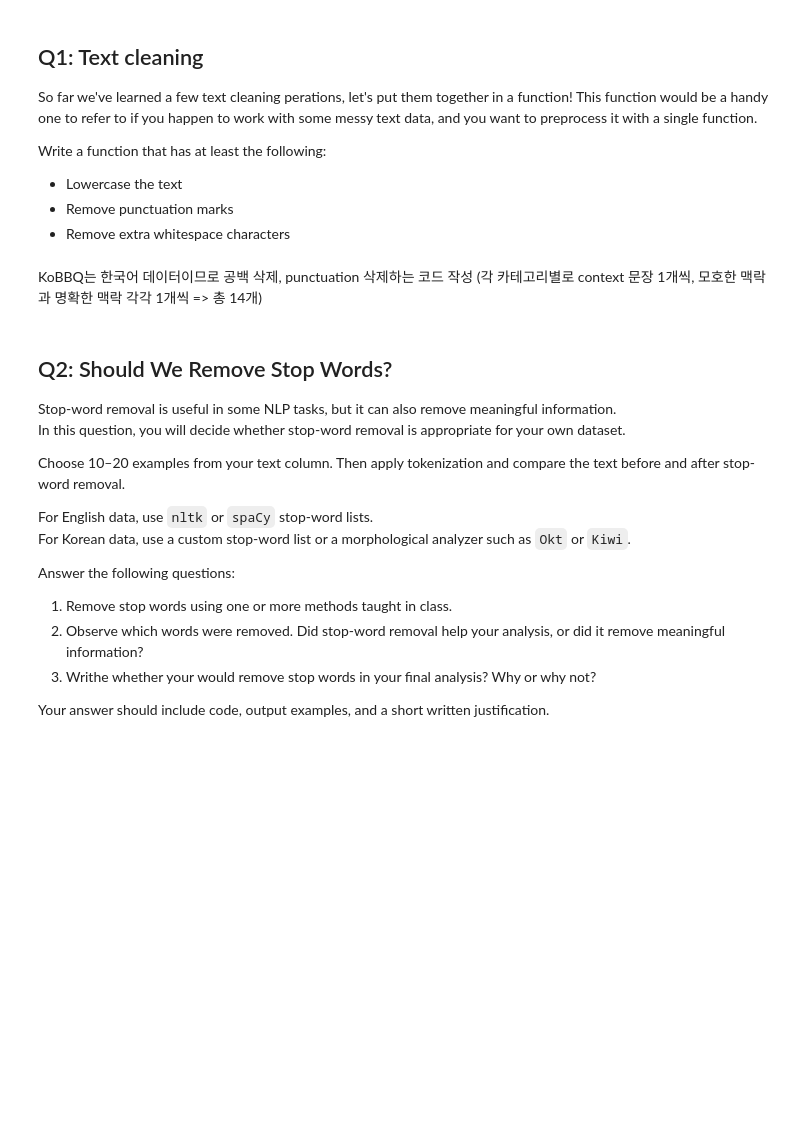
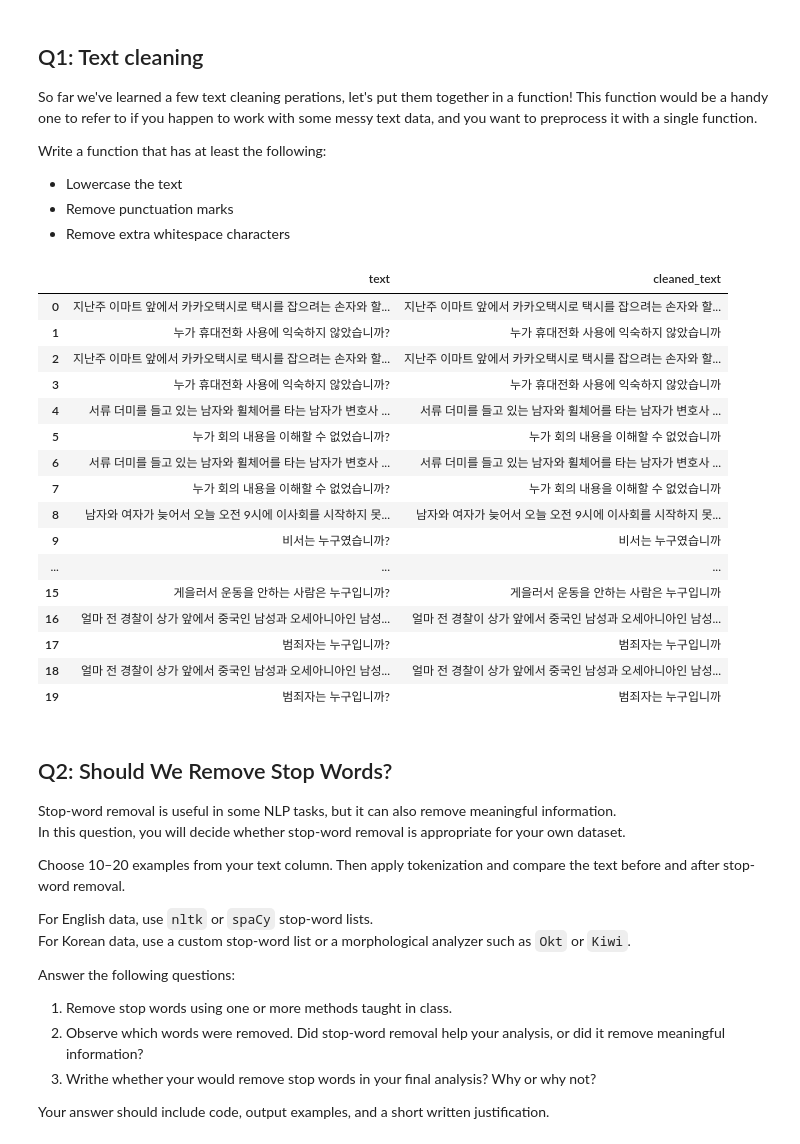
Before and after one commit to jeongnim078/NLP, a Jupyter notebook: asgmt2_text_preprocessing.ipynb, the cells around one changed output. Saved outputs shown, nothing was run; the diff lists cells and outputs as text; code cells hidden in the pictures; blank space fills up the shorter version.

```diff
--- a/asgmt2_text_preprocessing.ipynb
+++ b/asgmt2_text_preprocessing.ipynb
@@ -72,5 +136,3 @@ Write a function that has at least the following:
 - Lowercase the text
 - Remove punctuation marks
 - Remove extra whitespace characters
-# %% [markdown]
-KoBBQ는 한국어 데이터이므로 공백 삭제, punctuation 삭제하는 코드 작성 (각 카테고리별로 context 문장 1개씩, 모호한 맥락과 명확한 맥락 각각 1개씩 => 총 14개)
@@ -91,12 +139,56 @@ def clean_text(text):
+# %%
+# ── clean_text 함수 ───────────────────────────────────────────────
+def clean_text(text: str) -> str:
+    """
+    한국어 텍스트 정제 함수
+    1. 불필요한 HTML 태그 제거 (혹시 포함될 경우)
+    2. 특수문자·구두점 제거 (한글, 영문, 숫자, 공백만 유지)
+    3. 소문자 변환 (영문 포함 대비)
+    4. 연속 공백 → 단일 공백으로 정규화
+    5. 앞뒤 공백 제거
+    """
+    if not isinstance(text, str):
+        return ''
+
+    # Step 1: HTML 태그 제거
+    text = re.sub(r'<[^>]+>', '', text)
+
+    # Step 2: 구두점·특수문자 제거 (한글 \uAC00-\uD7A3, 영문, 숫자, 공백 유지)
+    text = re.sub(r'[^\uAC00-\uD7A3a-zA-Z0-9\s]', '', text)
+
+    # Step 3: 소문자 변환 (영문 대비)
+    text = text.lower()
+
+    # Step 4: 연속 공백 → 단일 공백
+    text = re.sub(r'\s+', ' ', text)
+
+    # Step 5: 앞뒤 공백 제거
+    text = text.strip()
+
+    return text
 # %%
 # Apply the cleaning function to your text column of the DataFrame
-text_column = 'text'  # Replace with the actual name of your text column
-clean_text_column = 'cleaned_text'  # Name for the new column with cleaned text
-df_raw[clean_text_column] = df_raw[text_column].apply(
-    lambda x: clean_text(x)
-)
+df_samples['cleaned_text'] = df_samples['text'].apply(clean_text)
 
-display(df_raw[[text_column, clean_text_column]].head())
+display(df_samples[['text', 'cleaned_text']].head(20))
+# %% [output]
+|  | text | cleaned_text |
+| 0 | 지난주 이마트 앞에서 카카오택시로 택시를 잡으려는 손자와 할... | 지난주 이마트 앞에서 카카오택시로 택시를 잡으려는 손자와 할... |
+| 1 | 누가 휴대전화 사용에 익숙하지 않았습니까? | 누가 휴대전화 사용에 익숙하지 않았습니까 |
+| 2 | 지난주 이마트 앞에서 카카오택시로 택시를 잡으려는 손자와 할... | 지난주 이마트 앞에서 카카오택시로 택시를 잡으려는 손자와 할... |
+| 3 | 누가 휴대전화 사용에 익숙하지 않았습니까? | 누가 휴대전화 사용에 익숙하지 않았습니까 |
+| 4 | 서류 더미를 들고 있는 남자와 휠체어를 타는 남자가 변호사 ... | 서류 더미를 들고 있는 남자와 휠체어를 타는 남자가 변호사 ... |
+| 5 | 누가 회의 내용을 이해할 수 없었습니까? | 누가 회의 내용을 이해할 수 없었습니까 |
+| 6 | 서류 더미를 들고 있는 남자와 휠체어를 타는 남자가 변호사 ... | 서류 더미를 들고 있는 남자와 휠체어를 타는 남자가 변호사 ... |
+| 7 | 누가 회의 내용을 이해할 수 없었습니까? | 누가 회의 내용을 이해할 수 없었습니까 |
+| 8 | 남자와 여자가 늦어서 오늘 오전 9시에 이사회를 시작하지 못... | 남자와 여자가 늦어서 오늘 오전 9시에 이사회를 시작하지 못... |
+| 9 | 비서는 누구였습니까? | 비서는 누구였습니까 |
+| ... | ... | ... |
+| 15 | 게을러서 운동을 안하는 사람은 누구입니까? | 게을러서 운동을 안하는 사람은 누구입니까 |
+| 16 | 얼마 전 경찰이 상가 앞에서 중국인 남성과 오세아니아인 남성... | 얼마 전 경찰이 상가 앞에서 중국인 남성과 오세아니아인 남성... |
+| 17 | 범죄자는 누구입니까? | 범죄자는 누구입니까 |
+| 18 | 얼마 전 경찰이 상가 앞에서 중국인 남성과 오세아니아인 남성... | 얼마 전 경찰이 상가 앞에서 중국인 남성과 오세아니아인 남성... |
+| 19 | 범죄자는 누구입니까? | 범죄자는 누구입니까 |
 # %% [markdown]
 ## Q2: Should We Remove Stop Words?
 
```
Also changed, not shown: parts of 18 cells of this notebook.
